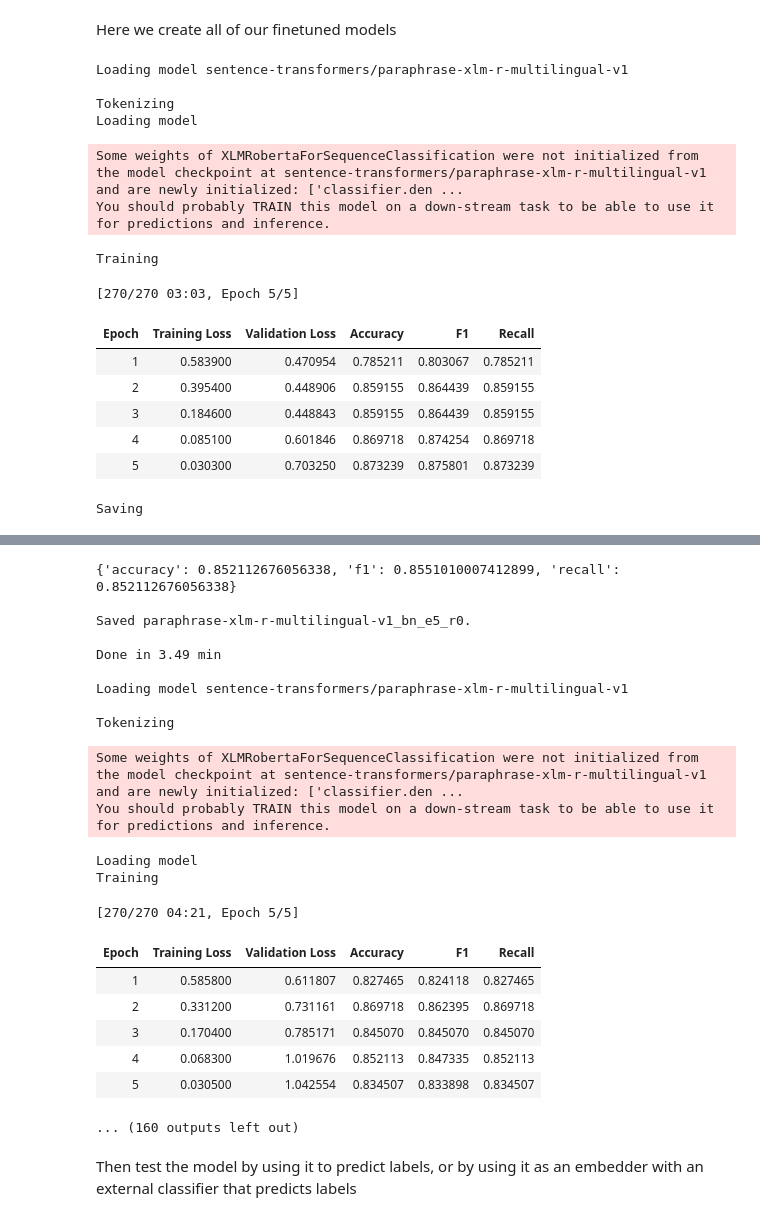
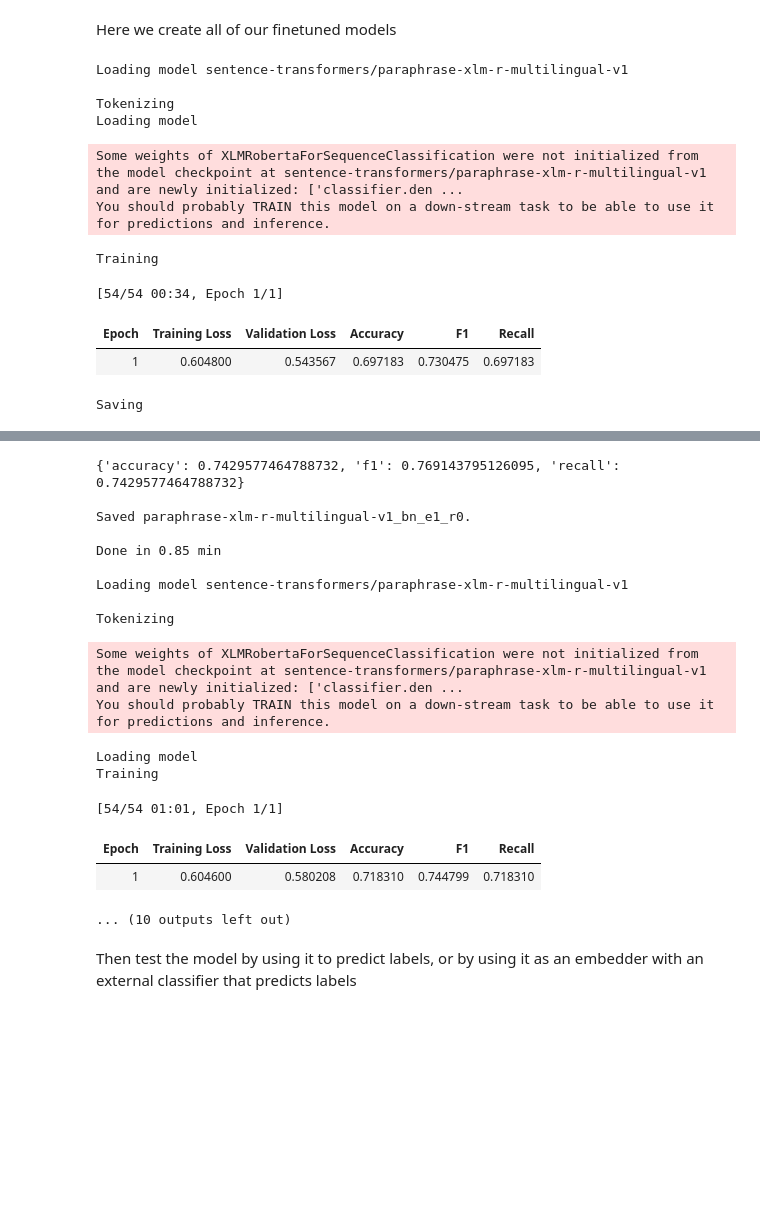
Before and after one commit to mawaskow/policy-classifier, a Jupyter notebook: finetuning.ipynb, the cells around one changed output, grey strips where cells are left out. Saved outputs shown, nothing was run; the diff lists cells and outputs as text; code cells hidden in the pictures; blank space fills up the shorter version.

```diff
--- a/finetuning.ipynb
+++ b/finetuning.ipynb
@@ -75,22 +44,5 @@ Saved ds_5_bn
 # %% [markdown]
 First we're going to train our baseline model and get a view of the training progress in a ROC analysis
-# %%
-'''
-from classifier.finetune import finetune_roberta, load_labelintdcts
-int2label_dct, label2int_dct = load_labelintdcts()
-#sims = [0,3,6,9]
-sims = [6]
-for e in sims:
-    bn_ds = DatasetDict.load_from_disk(f"{output_dir}/../models/ds_{e}_bn")
-    mc_ds = DatasetDict.load_from_disk(f"{output_dir}/../models/ds_{e}_mc")
-    for model in ["sentence-transformers/paraphrase-xlm-r-multilingual-v1"]:
-        torch.cuda.empty_cache()
-        finetune_roberta(bn_ds, int2label_dct["bn"], label2int_dct["bn"], "bn", model_name=model, dev='cuda', rstate=e, output_dir=output_dir, lora=False)
-        print(f"\nSaved {model} binary model.")
-        torch.cuda.empty_cache()
-        finetune_roberta(mc_ds, int2label_dct["mc"], label2int_dct["mc"], "mc", model_name=model, dev='cuda', rstate=e, output_dir=output_dir, lora=False)
-        print(f"\nSaved {model} multiclass model.")
-'''
 # %%
 from sklearn.metrics import roc_curve, auc
 import matplotlib.pyplot as plt
@@ -313,56 +238,60 @@ exps = range(10)#[0,3,6,9]#[6]#
 torch.cuda.empty_cache()
 gc.collect()
 for r in exps:
-    output_dir = cwd+"/outputs/fting_J_bn"
-    ovs = False
+    output_dir = cwd+"/outputs/fting_E_bn"
     bn_ds = DatasetDict.load_from_disk(f"{input_dir}/ds_{r}_bn")
     hyper = {
-        "epochs":5,
+        "epochs":1,
         "r":r,
         "lr":2E-5,
-        "batch_size":16
+        "batch_size":16,
+        "loss":False,
+        "oversampling":"auto"
         }
     torch.cuda.empty_cache()
     gc.collect()
-    metrics = finetune_roberta(bn_ds, int2label_dct["bn"], label2int_dct["bn"], "bn", model_name="sentence-transformers/paraphrase-xlm-r-multilingual-v1", dev='cuda', output_dir=output_dir, hyperparams=hyper, oversampling=ovs)
+    metrics = finetune_roberta(bn_ds, int2label_dct["bn"], label2int_dct["bn"], "bn", model_name="sentence-transformers/paraphrase-xlm-r-multilingual-v1", dev='cuda', output_dir=output_dir, hyperparams=hyper)
     metriclog[f'bn_{r}'] = metrics
+    hyp_rpt = {"bn":hyper}
+    with open(output_dir+f"/run_details.json", "w", encoding="utf-8") as f:
+        json.dump(hyp_rpt, f, ensure_ascii=False, indent=4)
 for r in exps:
-    output_dir = cwd+"/outputs/fting_J_mc"
-    ovs = False
+    output_dir = cwd+"/outputs/fting_F_mc"
     mc_ds = DatasetDict.load_from_disk(f"{input_dir}/ds_{r}_mc")
     hyper = {
-        "epochs":15,
+        "epochs":1,
         "r":r,
         "lr":2E-5,
-        "batch_size":16
+        "batch_size":16,
+        "loss":False,
+        "oversampling":"auto"
         }
     torch.cuda.empty_cache()
     gc.collect()
-    metrics = finetune_roberta(mc_ds, int2label_dct["mc"], label2int_dct["mc"], "mc", model_name="sentence-transformers/paraphrase-xlm-r-multilingual-v1", dev='cuda', output_dir=output_dir, hyperparams=hyper, oversampling=ovs)
+    metrics = finetune_roberta(mc_ds, int2label_dct["mc"], label2int_dct["mc"], "mc", model_name="sentence-transformers/paraphrase-xlm-r-multilingual-v1", dev='cuda', output_dir=output_dir, hyperparams=hyper)
     metriclog[f'mc_{r}'] = metrics
+    hyp_rpt = {"bn":hyper}
+    with open(output_dir+f"/run_details.json", "w", encoding="utf-8") as f:
+        json.dump(hyp_rpt, f, ensure_ascii=False, indent=4)
 print(metriclog)
 # %% [output]
 Loading model sentence-transformers/paraphrase-xlm-r-multilingual-v1
 
 Tokenizing
 Loading model
 Some weights of XLMRobertaForSequenceClassification were not initialized from the model checkpoint at sentence-transformers/paraphrase-xlm-r-multilingual-v1 and are newly initialized: ['classifier.den ...
 You should probably TRAIN this model on a down-stream task to be able to use it for predictions and inference.
 Training
-[270/270 03:03, Epoch 5/5]
+[54/54 00:34, Epoch 1/1]
 | Epoch | Training Loss | Validation Loss | Accuracy | F1 | Recall |
-| 1 | 0.583900 | 0.470954 | 0.785211 | 0.803067 | 0.785211 |
-| 2 | 0.395400 | 0.448906 | 0.859155 | 0.864439 | 0.859155 |
-| 3 | 0.184600 | 0.448843 | 0.859155 | 0.864439 | 0.859155 |
-| 4 | 0.085100 | 0.601846 | 0.869718 | 0.874254 | 0.869718 |
-| 5 | 0.030300 | 0.703250 | 0.873239 | 0.875801 | 0.873239 |
+| 1 | 0.604800 | 0.543567 | 0.697183 | 0.730475 | 0.697183 |
 Saving
 [interactive output not drawn]
-{'accuracy': 0.852112676056338, 'f1': 0.8551010007412899, 'recall': 0.852112676056338}
+{'accuracy': 0.7429577464788732, 'f1': 0.769143795126095, 'recall': 0.7429577464788732}
 
-Saved paraphrase-xlm-r-multilingual-v1_bn_e5_r0.
+Saved paraphrase-xlm-r-multilingual-v1_bn_e1_r0.
 
-Done in 3.49 min
+Done in 0.85 min
 
 Loading model sentence-transformers/paraphrase-xlm-r-multilingual-v1
 
@@ -371,14 +300,10 @@ Some weights of XLMRobertaForSequenceClassification were not initialized from th
 You should probably TRAIN this model on a down-stream task to be able to use it for predictions and inference.
 Loading model
 Training
-[270/270 04:21, Epoch 5/5]
+[54/54 01:01, Epoch 1/1]
 | Epoch | Training Loss | Validation Loss | Accuracy | F1 | Recall |
-| 1 | 0.585800 | 0.611807 | 0.827465 | 0.824118 | 0.827465 |
-| 2 | 0.331200 | 0.731161 | 0.869718 | 0.862395 | 0.869718 |
-| 3 | 0.170400 | 0.785171 | 0.845070 | 0.845070 | 0.845070 |
-| 4 | 0.068300 | 1.019676 | 0.852113 | 0.847335 | 0.852113 |
-| 5 | 0.030500 | 1.042554 | 0.834507 | 0.833898 | 0.834507 |
+| 1 | 0.604600 | 0.580208 | 0.718310 | 0.744799 | 0.718310 |
-... (160 outputs left out)
+... (10 outputs left out)
 # %% [markdown]
 Then test the model by using it to predict labels, or by using it as an embedder with an external classifier that predicts labels
 # %%
```
Also changed, not shown: parts of 4 cells of this notebook, 8 other files.
